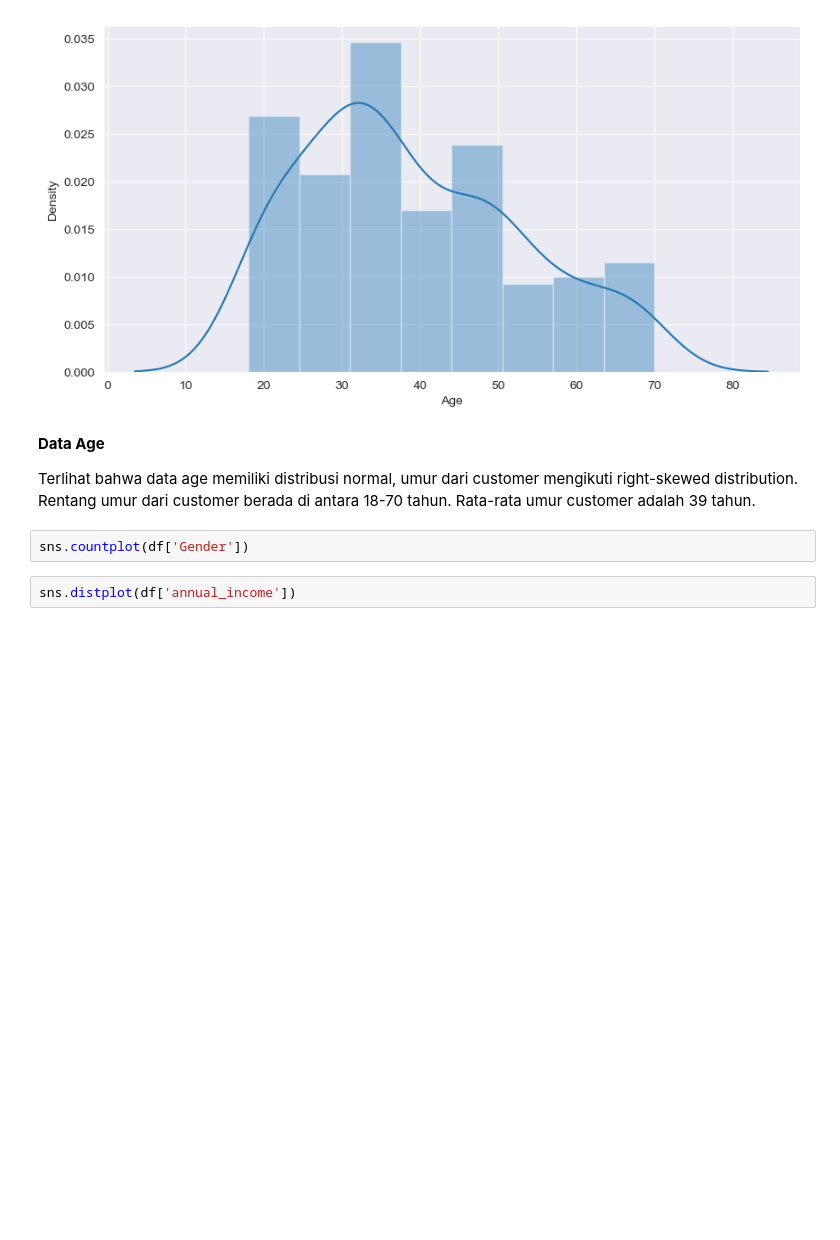
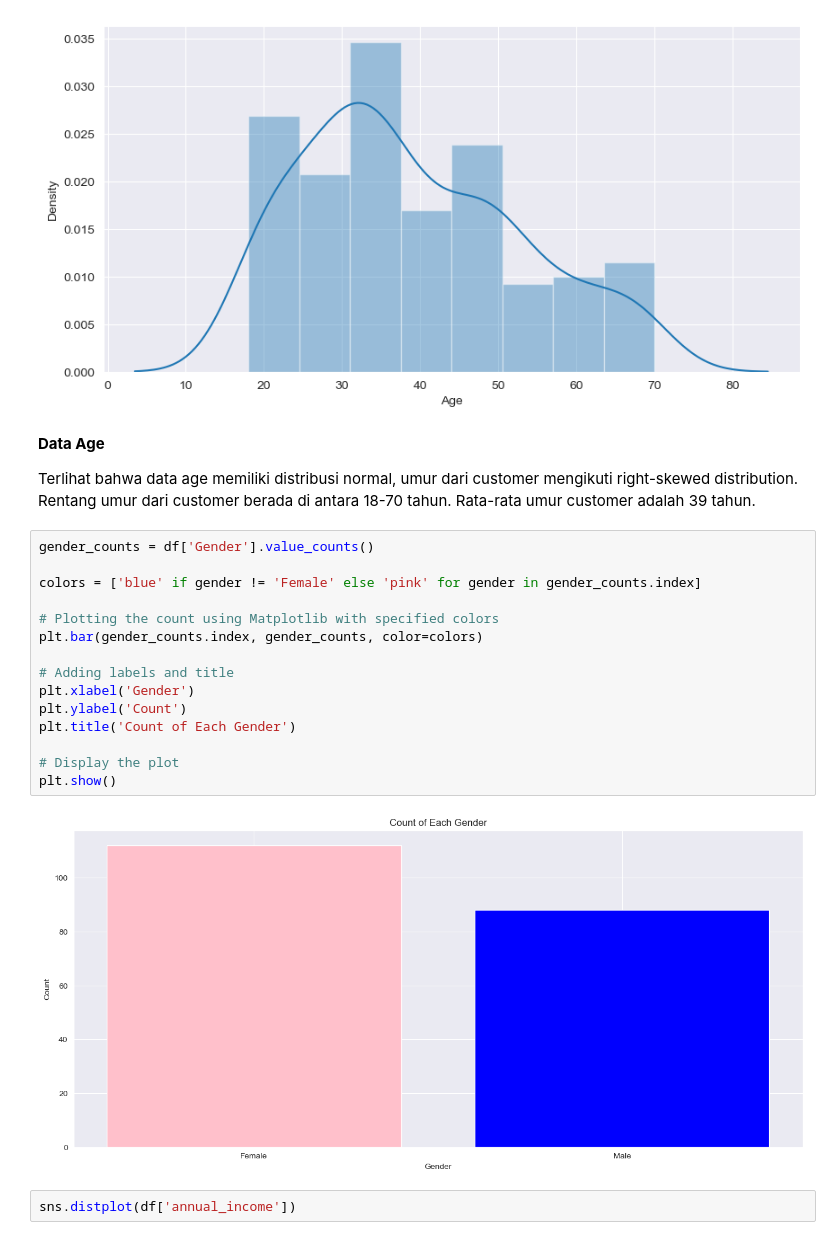
Before and after one commit to Flwstrm40/ML-Project-Gaming, a Jupyter notebook: TubesMLVerLite.ipynb, the cells around one changed output. Cells and saved outputs as stored; diff of their text form; blank space fills up the shorter version.

```diff
--- a/TubesMLVerLite.ipynb
+++ b/TubesMLVerLite.ipynb
@@ -162,8 +162,23 @@ sns.distplot(df['Age'])
 **Data Age**
 
 Terlihat bahwa data age memiliki distribusi normal, umur dari customer mengikuti right-skewed distribution. Rentang umur dari customer berada di antara 18-70 tahun. Rata-rata umur customer adalah 39 tahun.
-# %%
-sns.countplot(df['Gender'])
+# %%
+gender_counts = df['Gender'].value_counts()
+
+colors = ['blue' if gender != 'Female' else 'pink' for gender in gender_counts.index]
+
+# Plotting the count using Matplotlib with specified colors
+plt.bar(gender_counts.index, gender_counts, color=colors)
+
+# Adding labels and title
+plt.xlabel('Gender')
+plt.ylabel('Count')
+plt.title('Count of Each Gender')
+
+# Display the plot
+plt.show()
+# %% [output]
+[figure, added]
 # %%
 sns.distplot(df['annual_income'])
 # %% [output]
```
Also changed, not shown: parts of 9 cells of this notebook.
